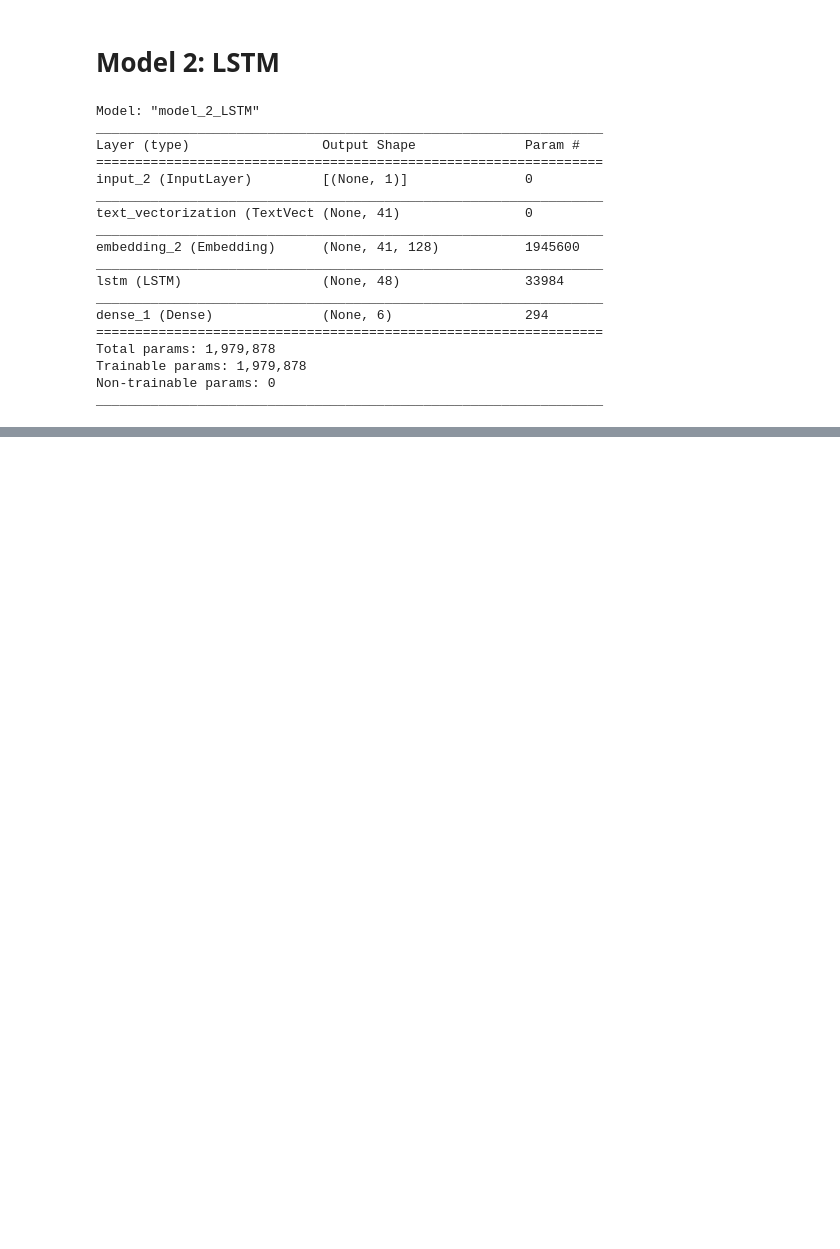
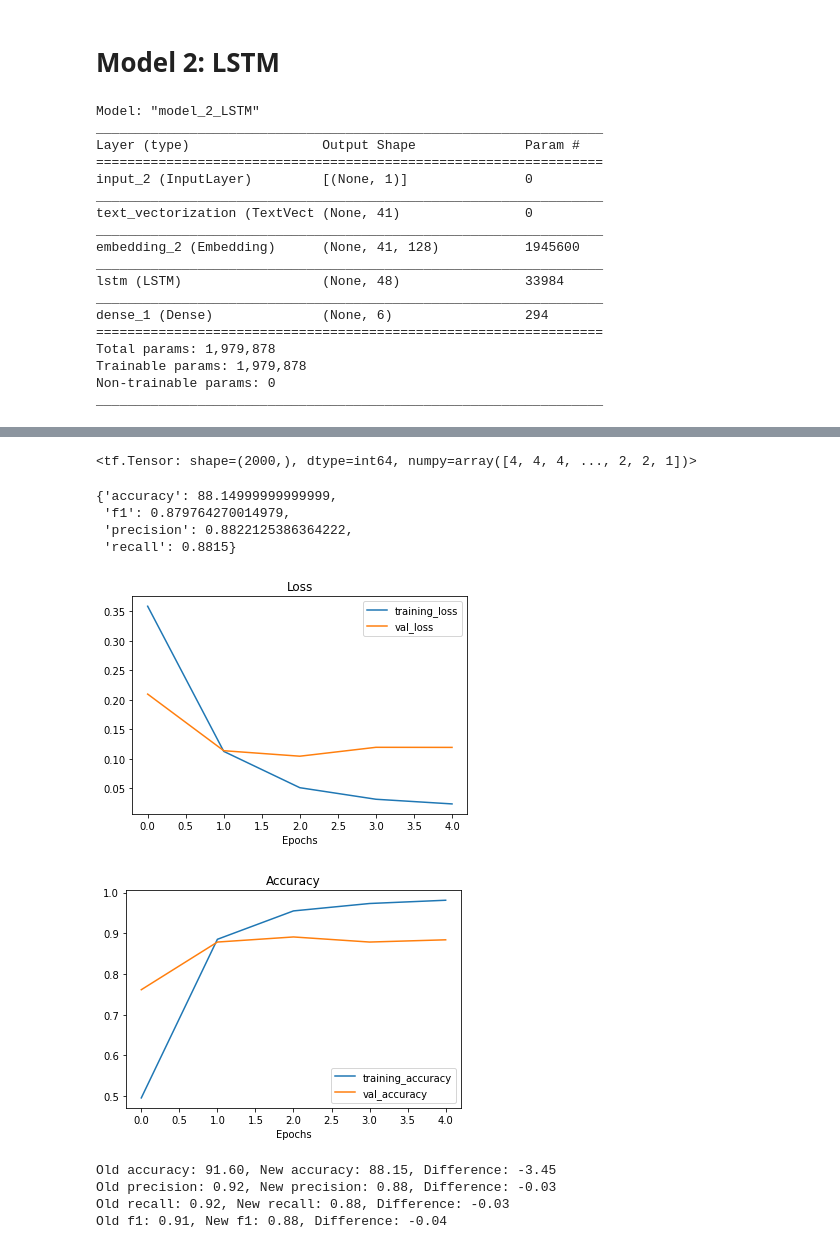
Before and after one commit to egehanasal/Emotion-Detection-From-Text, a Jupyter notebook: Emotion_detection_from_text.ipynb, the cells around one changed output, grey strips where cells are left out. Drawn from its saved outputs; the diff is of its cells as text; code cells hidden in the pictures; blank space fills up the shorter version.

```diff
--- a/Emotion_detection_from_text.ipynb
+++ b/Emotion_detection_from_text.ipynb
@@ -659,0 +780,16 @@ Old f1: 0.86, New f1: 0.89, Difference: 0.03
+# %%
+# Create embedding layer
+model_4_embedding = layers.Embedding(input_dim=len(text_vocab),
+                                     output_dim=128,
+                                     mask_zero=True,
+                                     name="embedding_4")
+
+# Build a bidirectional RNN
+from tensorflow.keras import layers
+inputs = layers.Input(shape=(1,), dtype="string")
+x = text_vectorizer(inputs)
+x = model_4_embedding(x)
+#x = layers.Bidirectional(layers.LSTM(64, return_sequences=True))(x)
+x = layers.Bidirectional(layers.LSTM(24))(x) # bidirectional goes both ways so has double the parameters of a regular LSTM layer
+outputs = layers.Dense(num_classes, activation="softmax")(x)
+model_4 = tf.keras.Model(inputs, outputs, name="model_4_bidirectional")
@@ -659,0 +818,10 @@ Old f1: 0.86, New f1: 0.89, Difference: 0.03
+# %%
+# Compile the model
+model_4.compile(loss="binary_crossentropy",
+                optimizer="Adam",
+                metrics=["accuracy"])
+# %%
+# Fit the model
+history_model_4 = model_4.fit(train_dataset,
+                              epochs=5,
+                              validation_data=val_dataset)
@@ -659,0 +863,30 @@ Old f1: 0.86, New f1: 0.89, Difference: 0.03
+# %%
+# Convert model_4_pred_probs to labels
+model_4_preds = tf.argmax(model_4_pred_probs, axis=1)
+model_4_preds
+# %% [output]
+<tf.Tensor: shape=(2000,), dtype=int64, numpy=array([4, 4, 4, ..., 2, 2, 1])>
+# %%
+# Calculate model 4 results
+model_4_results = calculate_results(y_true=test_labels_encoded,
+                                    y_pred=model_4_preds)
+model_4_results
+# %% [output]
+{'accuracy': 88.14999999999999,
+ 'f1': 0.879764270014979,
+ 'precision': 0.8822125386364222,
+ 'recall': 0.8815}
+# %%
+plot_loss_curves(history_model_4)
+# %% [output]
+[figure, added]
+[figure, added]
+# %%
+# Compare model_3's results with model_4's results
+compare_results(old_model_results=model_3_results,
+                new_model_results=model_4_results)
+# %% [output]
+Old accuracy: 91.60, New accuracy: 88.15, Difference: -3.45
+Old precision: 0.92, New precision: 0.88, Difference: -0.03
+Old recall: 0.92, New recall: 0.88, Difference: -0.03
+Old f1: 0.91, New f1: 0.88, Difference: -0.04
```
Also changed, not shown: parts of 37 cells of this notebook.
